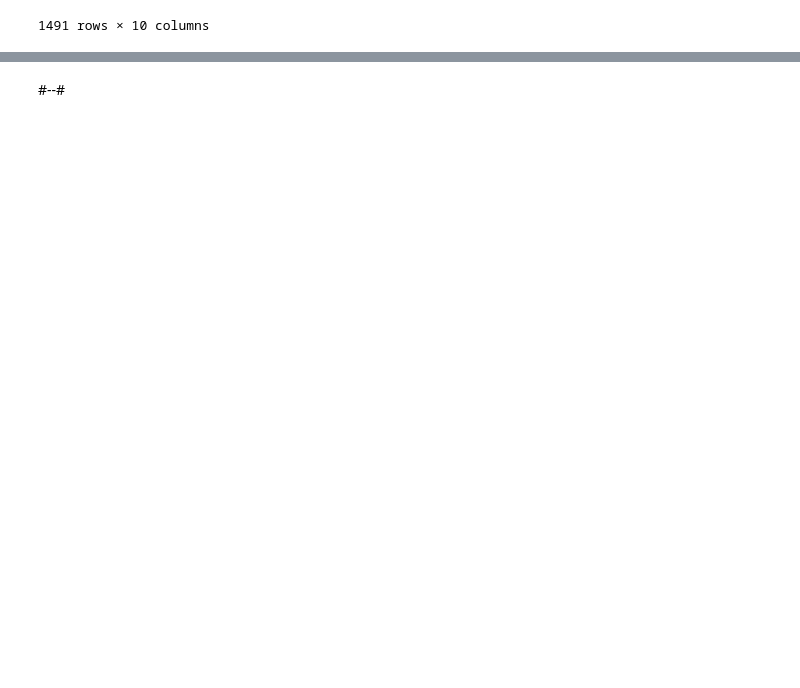
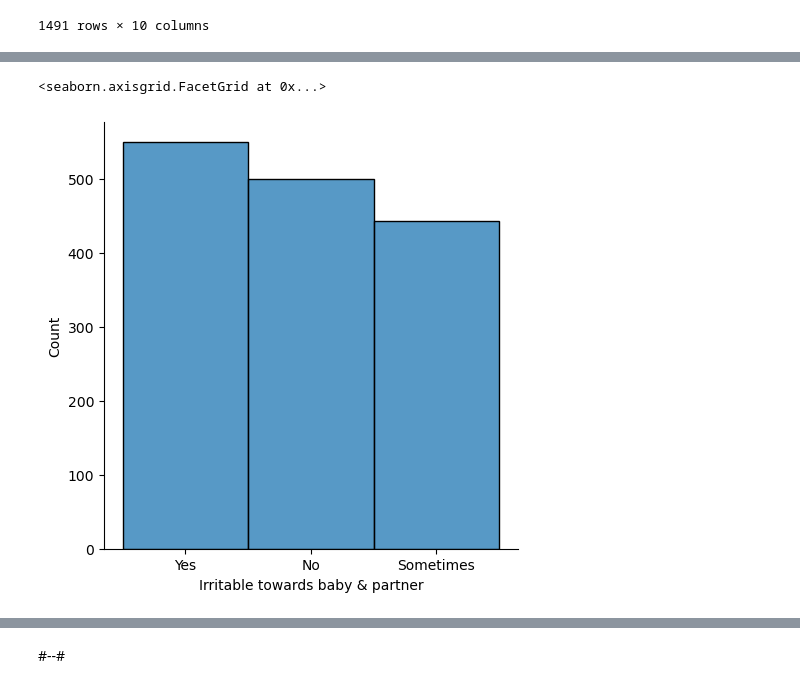
Before and after one commit to alfinosuroso/learning-ML, a Jupyter notebook: Tugas UAS - PostPartum Depression/postpartum-depression.ipynb, the cells around one changed output, grey strips where cells are left out. Saved outputs shown, nothing was run; the diff lists cells and outputs as text; code cells hidden in the pictures; blank space fills up the shorter version.

```diff
--- a/Tugas UAS - PostPartum Depression/postpartum-depression.ipynb
+++ b/Tugas UAS - PostPartum Depression/postpartum-depression.ipynb
@@ -100,0 +117,5 @@ data
+# %%
+sns.displot(data['Irritable towards baby & partner'])
+# %% [output]
+<seaborn.axisgrid.FacetGrid at 0x...>
+[figure, added]
```
Also changed, not shown: parts of 22 cells of this notebook.
